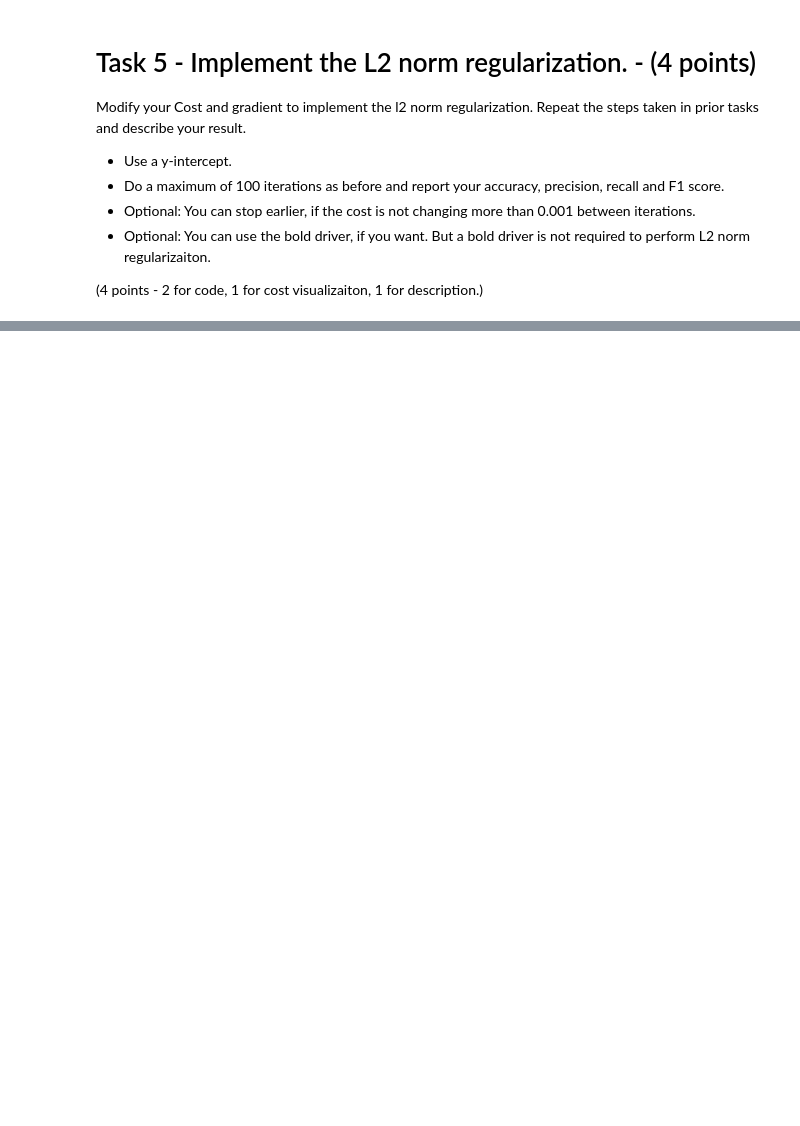
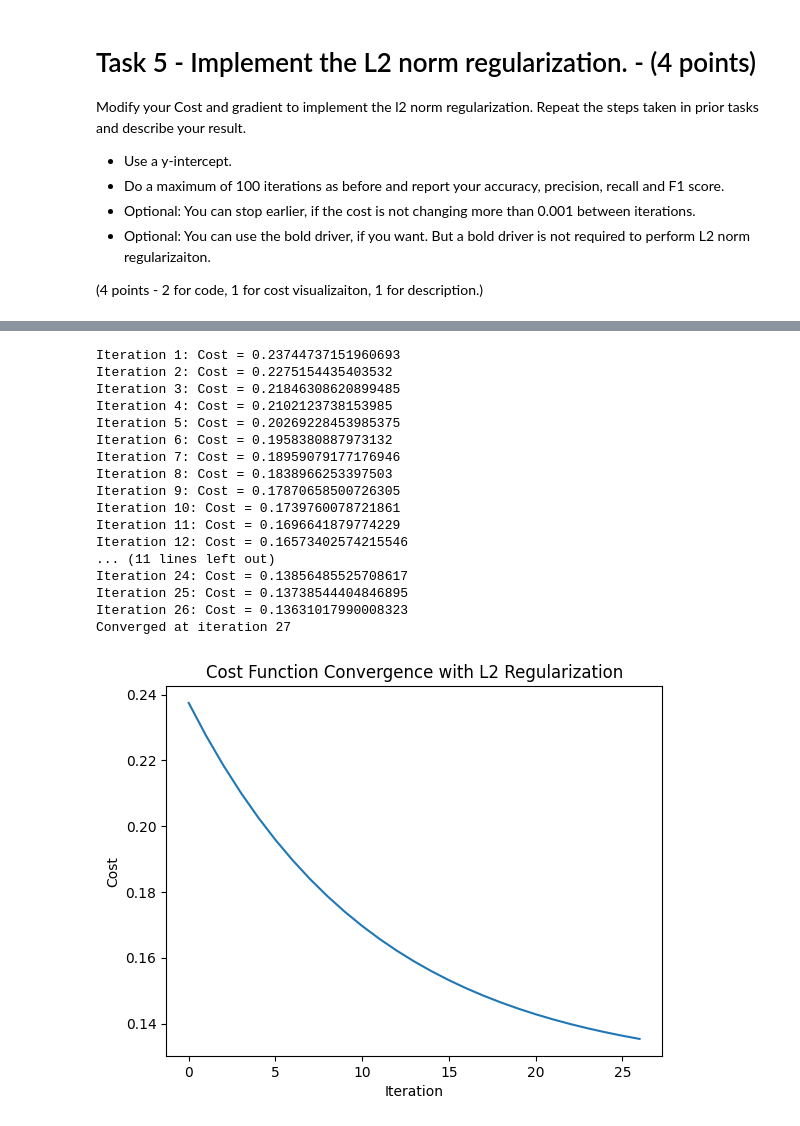
Before and after one commit to ethanmikel/CS329E_Data, a Jupyter notebook: Assignment6/329e_HW06.ipynb, the cells around one changed output, grey strips where cells are left out. Saved outputs shown, nothing was run; the diff lists cells and outputs as text; code cells hidden in the pictures; blank space fills up the shorter version.

```diff
--- a/Assignment6/329e_HW06.ipynb
+++ b/Assignment6/329e_HW06.ipynb
@@ -433,0 +349,68 @@ KeyError: "['Target'] not found in axis"
+# %%
+np.random.seed(42)
+X = np.random.rand(302, 14)  # 302 samples, 14 features
+y = np.random.randint(0, 2, 302)
+
+X = np.hstack([np.ones((X.shape[0], 1)), X])
+
+theta = np.zeros(X.shape[1])
+iterations = 100
+learning_rate = 0.01
+lambda_reg = 0.1
+
+# Compute cost with L2 regularization
+def compute_cost(X, y, theta, lambda_reg):
+    m = len(y)
+    predictions = X.dot(theta)
+    cost = (1/(2*m)) * np.sum((predictions - y)**2)
+    reg_term = (lambda_reg / (2 * m)) * np.sum(theta[1:]**2)
+    return cost + reg_term
+
+# Compute gradients with L2 regularization
+def compute_gradients(X, y, theta, lambda_reg):
+    m = len(y)
+    predictions = X.dot(theta)
+    gradients = (1/m) * X.T.dot(predictions - y)
+    gradients[1:] += (lambda_reg / m) * theta[1:]
+    return gradients
+
+# Gradient Descent Loop
+cost_history = []
+for iteration in range(1, iterations + 1):
+    gradients = compute_gradients(X, y, theta, lambda_reg)
+    theta -= learning_rate * gradients
+
+    cost = compute_cost(X, y, theta, lambda_reg)
+    cost_history.append(cost)
+
+    if iteration > 1 and abs(cost_history[-1] - cost_history[-2]) < 0.001:
+        print(f"Converged at iteration {iteration}")
+        break
+
+    print(f"Iteration {iteration}: Cost = {cost}")
+
+# Plot
+plt.plot(cost_history)
+plt.xlabel('Iteration')
+plt.ylabel('Cost')
+plt.title('Cost Function Convergence with L2 Regularization')
+plt.show()
+# %% [output]
+Iteration 1: Cost = 0.23744737151960693
+Iteration 2: Cost = 0.2275154435403532
+Iteration 3: Cost = 0.21846308620899485
+Iteration 4: Cost = 0.2102123738153985
+Iteration 5: Cost = 0.20269228453985375
+Iteration 6: Cost = 0.1958380887973132
+Iteration 7: Cost = 0.18959079177176946
+Iteration 8: Cost = 0.1838966253397503
+Iteration 9: Cost = 0.17870658500726305
+Iteration 10: Cost = 0.1739760078721861
+Iteration 11: Cost = 0.1696641879774229
+Iteration 12: Cost = 0.16573402574215546
+... (11 lines left out)
+Iteration 24: Cost = 0.13856485525708617
+Iteration 25: Cost = 0.13738544404846895
+Iteration 26: Cost = 0.13631017990008323
+Converged at iteration 27
+[figure, added]
```
Also changed, not shown: parts of 4 cells of this notebook, 1 other file.
